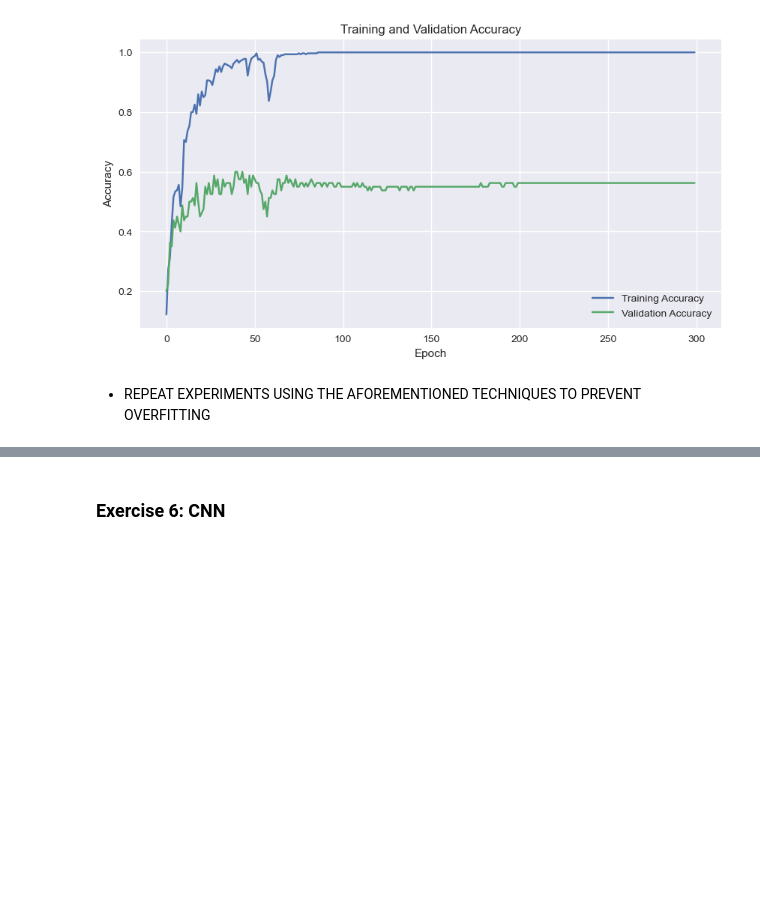
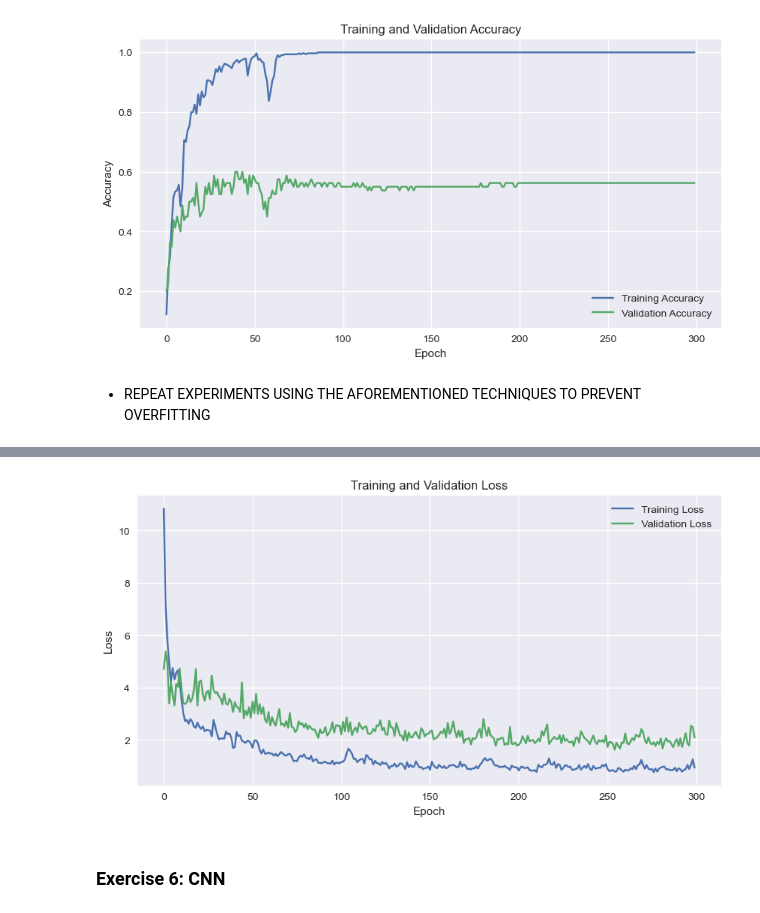
Before and after one commit to Carmenfranci/Selected, a Jupyter notebook: Student_Lab_3.ipynb, the cells around one changed output, grey strips where cells are left out. Cells and saved outputs as stored; diff of their text form; code cells hidden in the pictures; blank space fills up the shorter version.

```diff
--- a/Student_Lab_3.ipynb
+++ b/Student_Lab_3.ipynb
@@ -766,3 +766,79 @@ plt.show()
 [figure]
 # %% [markdown]
 * REPEAT EXPERIMENTS USING THE AFOREMENTIONED TECHNIQUES TO PREVENT OVERFITTING
+# %%
+from tensorflow.keras.models import Sequential
+from tensorflow.keras.layers import Dense, Dropout
+from tensorflow.keras import regularizers
+import numpy as np
+import matplotlib.pyplot as plt
+
+# ========== PARAMETERS ==========
+SEED = 42
+units = 16                    # Number of neurons in hidden layers
+dropout_rate = 0.2            # Dropout rate
+l2_lambda = 0.01              # L2 regularization factor
+epochs = 300
+batch_size = 32
+
+# ========== MODEL DEFINITION ==========
+model = Sequential()
+
+# Input + First hidden layer
+model.add(Dense(units,
+                activation='relu',
+                input_shape=(X_train.shape[1],),
+                kernel_regularizer=regularizers.l2(l2_lambda)))
+model.add(Dropout(dropout_rate))
+
+# Second hidden layer
+model.add(Dense(units,
+                activation='relu',
+                kernel_regularizer=regularizers.l2(l2_lambda)))
+model.add(Dropout(dropout_rate))
+
+# Output layer (10-class classification)
+model.add(Dense(10, activation='softmax'))
+
+# ========== COMPILE ==========
+model.compile(optimizer='adam',
+              loss='sparse_categorical_crossentropy',
+              metrics=['accuracy'])
+
+# ========== TRAIN ==========
+history = model.fit(X_train, y_train,
+                    validation_data=(X_val, y_val),
+                    epochs=epochs,
+                    batch_size=batch_size,
+                    verbose=1)
+
+# ========== EVALUATION ==========
+val_loss_history = history.history['val_loss']
+val_accuracy_history = history.history['val_accuracy']
+
+min_val_loss = np.min(val_loss_history)
+min_val_loss_epoch = np.argmin(val_loss_history)
+accuracy_at_min_loss = val_accuracy_history[min_val_loss_epoch]
+
+print(f"Minimum validation loss: {min_val_loss:.4f} at epoch {min_val_loss_epoch}")
+print(f"Validation accuracy at that epoch: {accuracy_at_min_loss:.4f}")
+
+# ========== PLOT ==========
+plt.figure(figsize=(10, 5))
+plt.plot(history.history['loss'], label='Training Loss')
+plt.plot(history.history['val_loss'], label='Validation Loss')
+plt.title('Training and Validation Loss')
+plt.xlabel('Epoch')
+plt.ylabel('Loss')
+plt.legend()
+plt.grid(True)
+plt.show()
+
+
+
+
+
+
+
+#
+# %% [output]
@@ -769,3 +862,4 @@ plt.show()
+[figure, added]
 # %% [markdown]
 ### **Exercise 6**: CNN
 # %% [markdown]
```
Also changed, not shown: parts of 4 cells of this notebook.
